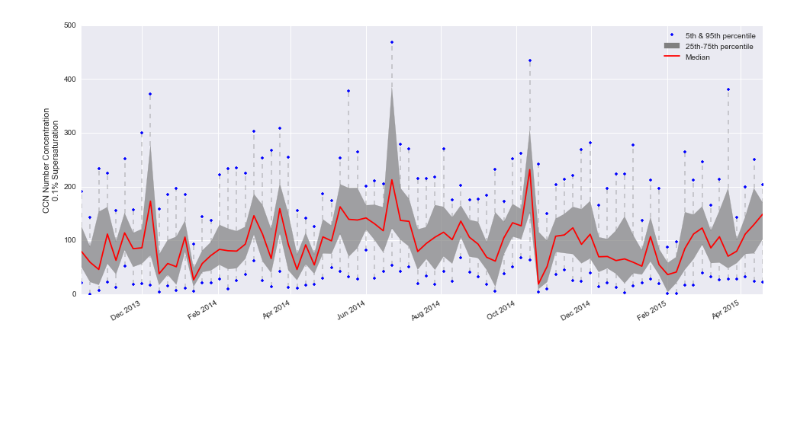
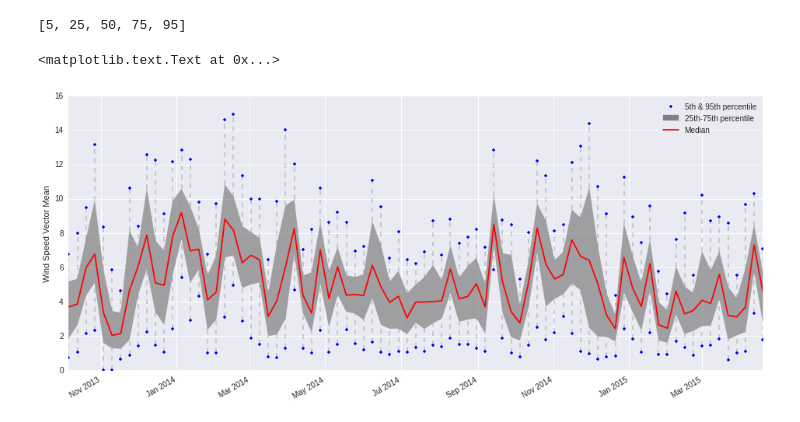
Before and after one commit to jstemmler/notebooks, a Jupyter notebook: ENA/ENA Summary.ipynb, the cells around one changed output. Saved outputs shown, nothing was run; the diff lists cells and outputs as text; code cells hidden in the pictures; blank space fills up the shorter version.

Commit message:
added winds to the file, working on getting windroses

```diff
--- a/ENA/ENA Summary.ipynb
+++ b/ENA/ENA Summary.ipynb
@@ -20,0 +17,26 @@ CCN = tbx.fileIO.HDF.read_file(os.path.join(data_directory, 'enaaosccn.h5'), key
+# %%
+data_directory = os.path.join(os.getenv("HOME"), 'Research', 'data', 'ENA')
+
+ccn_directory = os.path.join(data_directory, 'ccn')
+ccn_h5file = os.path.join(ccn_directory, 'enaaosccn.h5')
+has_ccn_h5file = os.path.isfile(ccn_h5file)
+
+met_directory = os.path.join(data_directory, 'met')
+met_h5file = os.path.join(met_directory, 'enamet.h5')
+has_met_h5file = os.path.isfile(met_h5file)
+
+results="""\
+DATA Parent Directory: {}
+
+CCN Data Directory: {}
+    Directory Exists ==>  {}
+    HDF5 File Found  ==>  {}
+
+MET Data Directory: {}
+    Directory Exists ==>  {}
+    HDF5 File Found  ==>  {}
+""".format(data_directory,
+           ccn_directory, os.path.isdir(ccn_directory), has_ccn_h5file,
+           met_directory, os.path.isdir(met_directory), has_met_h5file)
+
+print(results)
@@ -20,0 +71,9 @@ CCN = tbx.fileIO.HDF.read_file(os.path.join(data_directory, 'enaaosccn.h5'), key
+# %%
+if has_met_h5file:
+    MET = tbx.fileIO.HDF.read_file(met_h5file).data
+else:
+    METD = tbx.fileIO.NetCDFFolder(met_directory)
+    METD.summary()
+    MET = METD.process(varlist=('atmos_pressure', 'temp_mean', 'wdir_vec_mean', 'wspd_vec_mean'),
+                      savefile=met_h5file)
+print(MET.head())
@@ -79,26 +135,7 @@ cn_tseries = (ccn[ss == ss_val]
-# %%
-fig, ax = plt.subplots(figsize=(16, 7))
-
-fly5 = ax.plot_date(cn_tseries.index, cn_tseries['pct_5'], 'b.')
-fly95 = ax.plot_date(cn_tseries.index, cn_tseries['pct_95'], 'b.')
-
-[ax.plot([i,i], [l,u], 'k--', zorder=1, linewidth=.3)
-     for i, l, u in cn_tseries[['pct_5', 'pct_25']].itertuples()]
-[ax.plot([i,i], [l,u], 'k--', zorder=1, linewidth=.3)
-     for i, l, u in cn_tseries[['pct_75', 'pct_95']].itertuples()]
-
-fl = ax.fill_between(cn_tseries.index,
-                cn_tseries['pct_25'],
-                cn_tseries['pct_75'],
-                zorder=2, alpha=0.7, color='gray', interpolate=True)
-
-gray_patch = mpatches.Patch(color='gray')
-
-med = ax.plot_date(cn_tseries.index, cn_tseries['pct_50'], 'r-', zorder=3)
-
-l = ax.legend((fly95[0], gray_patch, med[0]), ('5th & 95th percentile', '25th-75th percentile','Median'))
-fig.autofmt_xdate()
-
-l = ax.set_ylabel('CCN Number Concentration\n{}% Supersaturation'.format(ss_val))
-# %% [output]
-[figure, removed]
+# %%
+fig, ax = tbx.plotting.series.filled_series(MET['wspd_vec_mean'])
+ax.set_ylabel('Wind Speed Vector Mean')
+# %% [output]
+[5, 25, 50, 75, 95]
+<matplotlib.text.Text at 0x...>
+[figure, added]
```
Also changed, not shown: parts of 9 cells of this notebook.
